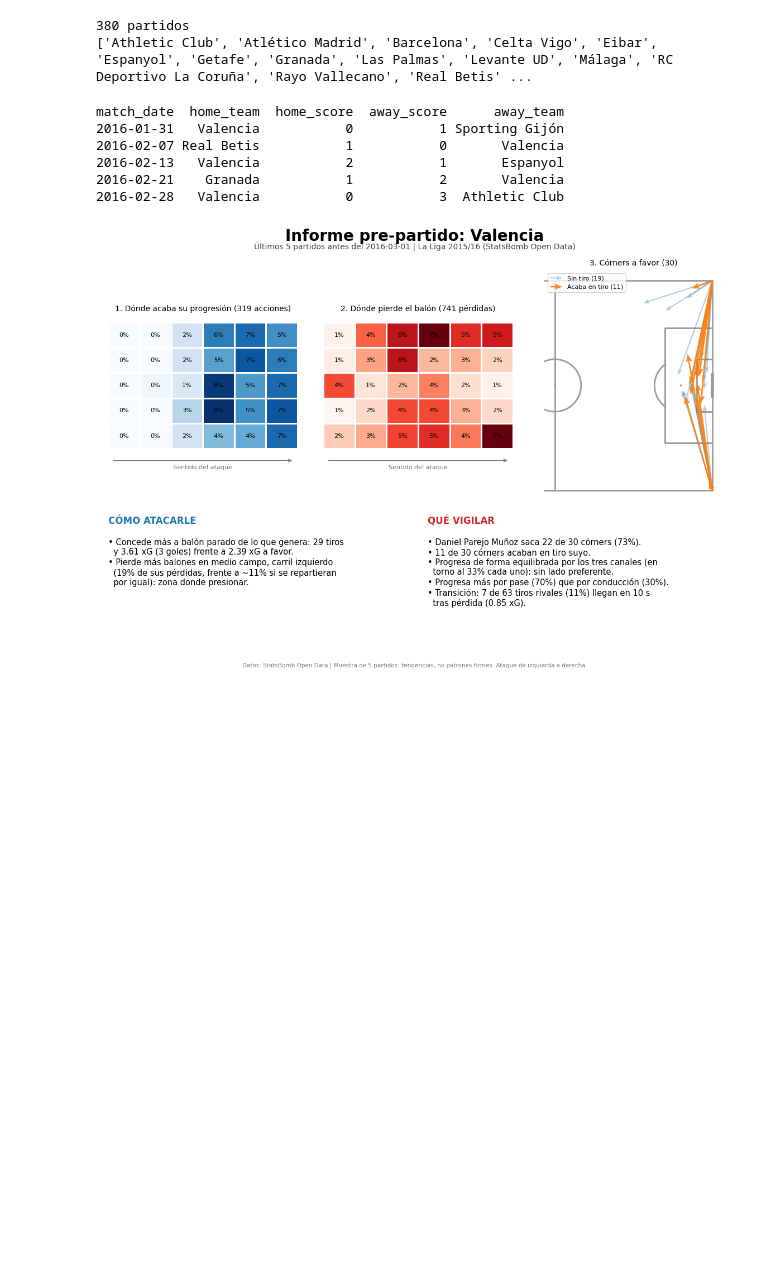
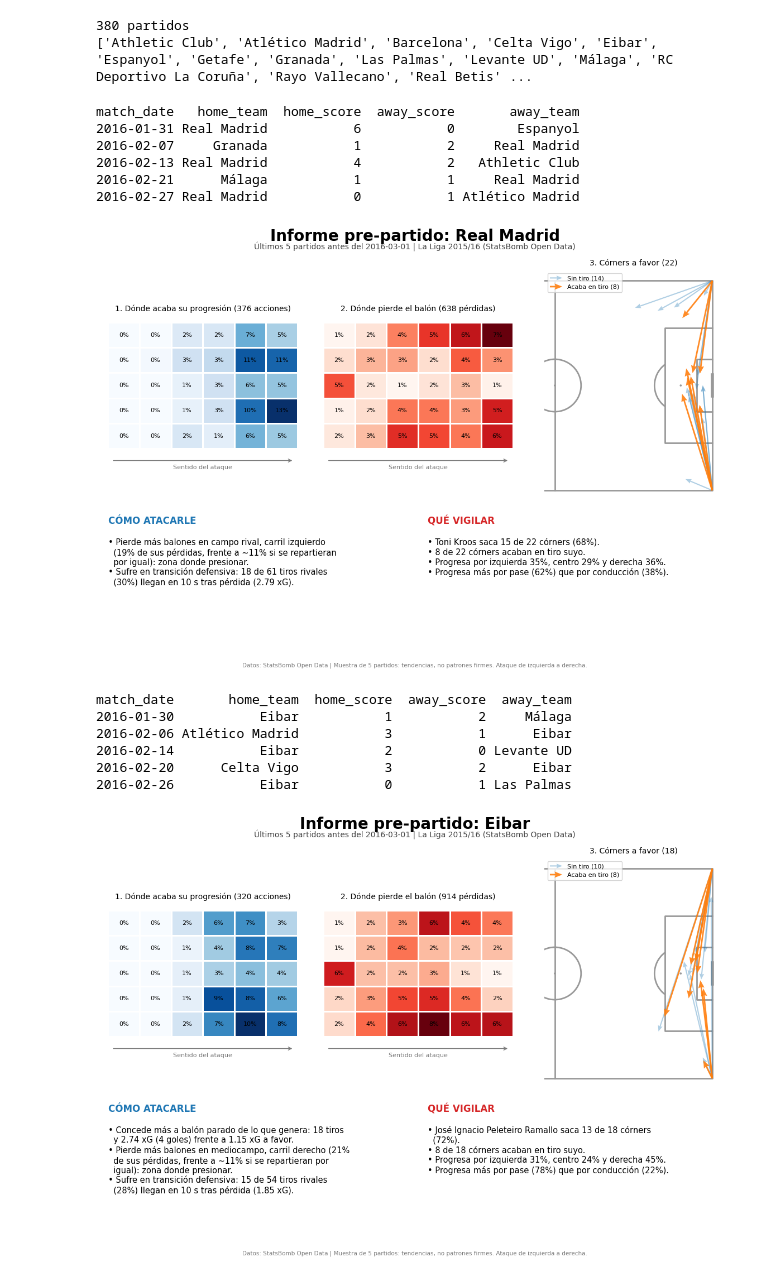
Before and after one commit to jesuscarpio5/Analisis-deportivo, a Jupyter notebook: plantilla_prepartido.ipynb, the cells around one changed output. Cells and saved outputs as stored; diff of their text form; code cells hidden in the pictures; blank space fills up the shorter version.

Commit message:
plantilla de informed prepartido con dos ejemplos, solo hay que cambiar la base de datos y los equipos

```diff
--- a/plantilla_prepartido.ipynb
+++ b/plantilla_prepartido.ipynb
@@ -108,9 +108,10 @@ def informe_rival(equipo, fecha_corte, n=5, competicion="La Liga 2015/16",
                          direction="backward", tolerance=ventana).dropna(subset=["x"])
     tiros_riv, tiros_tras = len(riv), len(tras)
     xg_tras = tras.shot_statsbomb_xg.sum()
+    pct_tras = tiros_tras / max(tiros_riv, 1)
 
     per2 = per.copy()
-    per2["zx"] = pd.cut(per2.x, [0, 40, 80, 120], labels=["su campo", "medio campo", "campo rival"], include_lowest=True)
+    per2["zx"] = pd.cut(per2.x, [0, 40, 80, 120], labels=["su campo", "mediocampo", "campo rival"], include_lowest=True)
     per2["zy"] = pd.cut(per2.y, [0, 80 / 3, 160 / 3, 80], labels=["izquierdo", "central", "derecho"], include_lowest=True)
     tab = (per2.groupby(["zx", "zy"], observed=True).size() / len(per2)).sort_values(ascending=False)
     (zx, zy), share = tab.index[0], tab.iloc[0]
@@ -145,21 +146,26 @@ def informe_rival(equipo, fecha_corte, n=5, competicion="La Liga 2015/16",
     if share >= 0.15:        # solo si destaca sobre el reparto igual (~11%)
         atacar.append(f"Pierde más balones en {zx}, carril {zy} ({share:.0%} de sus pérdidas, "
                       f"frente a ~11% si se repartieran por igual): zona donde presionar.")
+    if pct_tras >= 0.20:
+        atacar.append(f"Sufre en transición defensiva: {tiros_tras} de {tiros_riv} tiros rivales ({pct_tras:.0%}) "
+                      f"llegan en {ventana}\u00a0s tras pérdida ({xg_tras:.2f} xG).")
     if not atacar:
         atacar.append("En esta muestra no hay una debilidad clara en las métricas analizadas.")
 
     vigilar = []
     if len(cor) > 0:
-        top, n_top = cor.player.value_counts().index[0], cor.player.value_counts().iloc[0]
+        lanzadores = cor["player_nickname"].fillna(cor["player"]) if "player_nickname" in cor else cor["player"]
+        top, n_top = lanzadores.value_counts().index[0], lanzadores.value_counts().iloc[0]
         vigilar.append(f"{top} saca {n_top} de {len(cor)} córners ({n_top / len(cor):.0%}).")
         vigilar.append(f"{n_con} de {len(cor)} córners acaban en tiro suyo.")
     vigilar += [
         txt_canales,
         f"Progresa más por pase ({pct_pase:.0%}) que por conducción ({1 - pct_pase:.0%})." if pct_pase >= 0.5
         else f"Progresa más por conducción ({1 - pct_pase:.0%}) que por pase ({pct_pase:.0%}).",
-        f"Transición: {tiros_tras} de {tiros_riv} tiros rivales ({tiros_tras / max(tiros_riv, 1):.0%}) llegan "
-        f"en {ventana}\u00a0s tras pérdida ({xg_tras:.2f} xG).",
     ]
+    if pct_tras < 0.20:
+        vigilar.append(f"Transición: {tiros_tras} de {tiros_riv} tiros rivales ({pct_tras:.0%}) llegan "
+                       f"en {ventana}\u00a0s tras pérdida ({xg_tras:.2f} xG).")
 
     def lista(items, ancho):
         return "\n".join(textwrap.fill("• " + t, ancho, subsequent_indent="  ") for t in items)
@@ -220,12 +226,20 @@ def informe_rival(equipo, fecha_corte, n=5, competicion="La Liga 2015/16",
         fig.savefig(f"{nombre}.png", dpi=200, bbox_inches="tight")
     plt.show()
 # %%
-informe_rival("Valencia", "2016-03-01")
+informe_rival("Real Madrid", "2016-03-01")
+informe_rival("Eibar", "2016-03-01")
 # %% [output]
-match_date  home_team  home_score  away_score      away_team
-2016-01-31   Valencia           0           1 Sporting Gijón
-2016-02-07 Real Betis           1           0       Valencia
-2016-02-13   Valencia           2           1       Espanyol
-2016-02-21    Granada           1           2       Valencia
-2016-02-28   Valencia           0           3  Athletic Club
+match_date   home_team  home_score  away_score       away_team
+2016-01-31 Real Madrid           6           0        Espanyol
+2016-02-07     Granada           1           2     Real Madrid
+2016-02-13 Real Madrid           4           2   Athletic Club
+2016-02-21      Málaga           1           1     Real Madrid
+2016-02-27 Real Madrid           0           1 Atlético Madrid
-[figure, old version]
+[figure, new version]
+match_date       home_team  home_score  away_score  away_team
+2016-01-30           Eibar           1           2     Málaga
+2016-02-06 Atlético Madrid           3           1      Eibar
+2016-02-14           Eibar           2           0 Levante UD
+2016-02-20      Celta Vigo           3           2      Eibar
+2016-02-26           Eibar           0           1 Las Palmas
+[figure, added]
```
